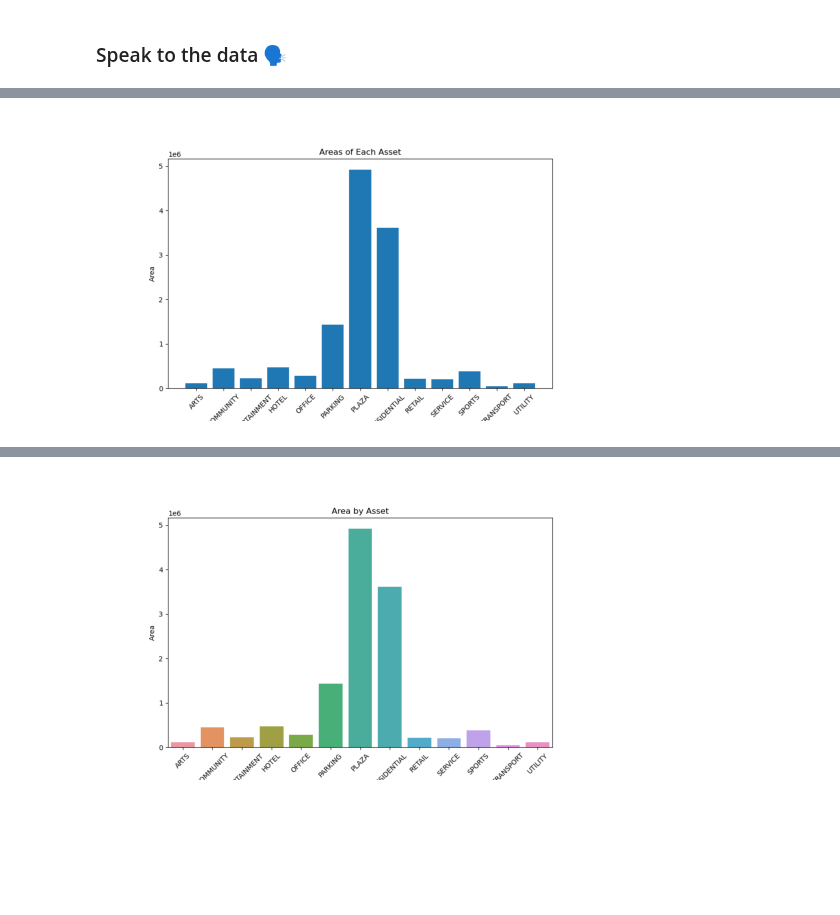
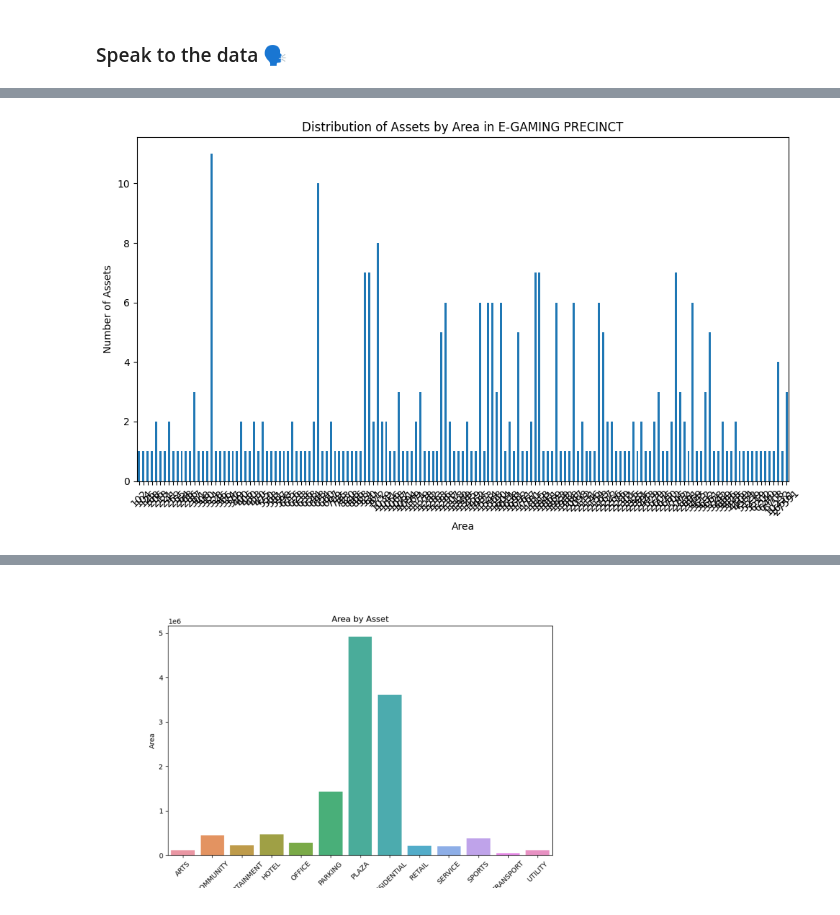
Before and after one commit to hramzan01/project_zero, a Jupyter notebook: nb_pandas_ai.ipynb, the cells around one changed output, grey strips where cells are left out. Drawn from its saved outputs; the diff is of its cells as text; code cells hidden in the pictures; blank space fills up the shorter version.

```diff
--- a/nb_pandas_ai.ipynb
+++ b/nb_pandas_ai.ipynb
@@ -47,5 +34,5 @@ NameError: name 'data' is not defined
 # %%
-data.chat('plot in a bar chart the areas of each asset')
+data.chat('plot the distribution of assets by area in E-GAMING PRECINCT ')
 # %% [output]
-[figure, old version]
+[figure, new version]
 # %%
```
Also changed, not shown: parts of 4 cells of this notebook, 3 other files.
